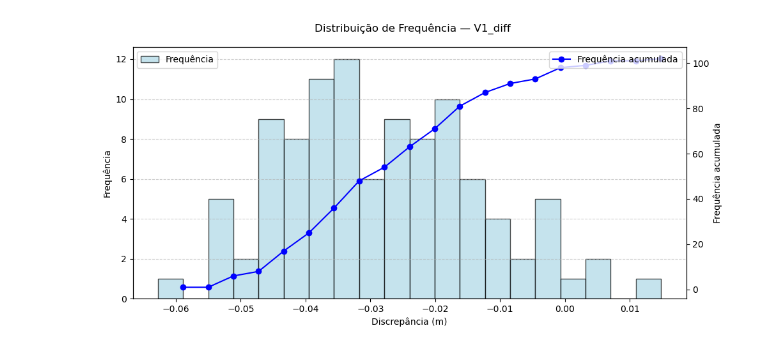
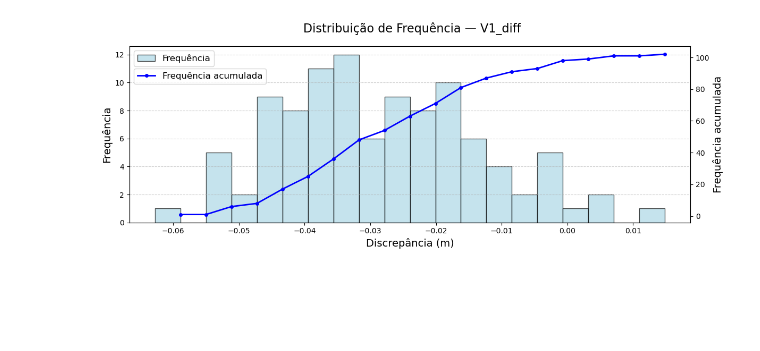
Before and after one commit to pedrolobato-hub/Artigo-RTX-Moto, a Jupyter notebook: STATS.ipynb, the cells around one changed output. Saved outputs shown, nothing was run; the diff lists cells and outputs as text; code cells hidden in the pictures; blank space fills up the shorter version.

```diff
--- a/STATS.ipynb
+++ b/STATS.ipynb
@@ -128,7 +129,7 @@ import matplotlib.pyplot as plt
 
 # GRAFICO DE BOXPLOT
 
-fig, (ax1, ax2) = plt.subplots(1, 2, figsize=(12, 6))
+fig, (ax1, ax2) = plt.subplots(1, 2, figsize=(12, 4.5))
 
 # DISCREPANCIAS
 data_diff = [df_diff[col] for col in df_diff.columns]
@@ -150,9 +151,9 @@ ax1.boxplot(data_diff, positions=positions_diff,
             whiskerprops=dict(color='black'),
             capprops=dict(color='black'))
 
-ax1.set_title('Discrepâncias por Tratamento')
-ax1.set_ylabel('Discrepância (m)')
-ax1.set_xlabel('Tratamento')
+ax1.set_title('Discrepâncias por Marcha', fontsize=14)
+ax1.set_ylabel('Discrepância (m)', fontsize=14)
+ax1.set_xlabel('Marcha', fontsize=14)
 ax1.set_xticks(positions_diff)
 ax1.set_xticklabels(df_diff.columns, rotation=45)
 ax1.grid(True, linestyle='--', alpha=0.7)
@@ -175,15 +176,14 @@ ax2.boxplot(data_diff_abs, positions=positions_abs,
             whiskerprops=dict(color='black'),
             capprops=dict(color='black'))
 
-ax2.set_title('Discrepâncias Absolutas por Tratamento')
-ax2.set_ylabel('Discrepância Absoluta (m)')
-ax2.set_xlabel('Tratamento')
+ax2.set_title('Discrepâncias Absolutas por Marcha', fontsize=14)
+ax2.set_ylabel('Discrepância Absoluta (m)', fontsize=14)
+ax2.set_xlabel('Marcha', fontsize=14)
 ax2.set_xticks(positions_abs)
 ax2.set_xticklabels(df_diff_abs.columns, rotation=45)
 ax2.grid(True, linestyle='--', alpha=0.7)
 
 plt.tight_layout()
+plt.savefig('boxplot_com_fundo_violin.png', dpi=300, bbox_inches='tight')
 plt.show()
-
-plt.savefig('boxplot_com_fundo_violin.png', dpi=300, bbox_inches='tight')
 # %% [output]
@@ -192,34 +191,52 @@ plt.savefig('boxplot_com_fundo_violin.png', dpi=300, bbox_inches='tight')
 # %%
 import matplotlib.pyplot as plt
 import numpy as np
 
-# Escolha uma coluna de df_diff ou df_diff_abs
-col = 'V1_diff'  # exemplo, troque pelo nome correto
-dados = df_diff[col].dropna()
+# Escolha o DataFrame: df_diff (diferenças) ou df_diff_abs (absolutas)
+dataframes = [df_diff]  # Use [df_diff, df_diff_abs] se quiser ambos
+# dataframes = [df_diff, df_diff_abs]  # Descomente se quiser processar os dois
 
-# Número de bins
-bins = 20
+for df, df_name in zip(dataframes, ['diff', 'diff_abs']):  # Nomes para identificar
+    for col in df.columns:
+        dados = df[col].dropna()
 
-fig, ax1 = plt.subplots(figsize=(10,5))
+        if dados.empty:
+            print(f"⚠️  Coluna {col} está vazia. Pulando...")
+            continue
 
-# --- Histograma de frequência ---
-n, bin_edges, patches = ax1.hist(dados, bins=bins, color='lightblue', edgecolor='black', alpha=0.7, label='Frequência')
-ax1.set_xlabel('Discrepância (m)')
-ax1.set_ylabel('Frequência')
-ax1.grid(axis='y', linestyle='--', alpha=0.6)
+        # Configuração do gráfico
+        bins = 20
+        fig, ax1 = plt.subplots(figsize=(12, 4.5))
 
-# --- Frequência acumulada ---
-ax2 = ax1.twinx()  # eixo Y secundário
-frequencia_acum = np.cumsum(n)
-ax2.plot(bin_edges[1:], frequencia_acum, color='blue', marker='o', label='Frequência acumulada')
-ax2.set_ylabel('Frequência acumulada')
+        # --- Histograma de frequência ---
+        n, bin_edges, patches = ax1.hist(dados, bins=bins, color='lightblue', edgecolor='black', alpha=0.7, label='Frequência')
+        ax1.set_xlabel('Discrepância (m)', fontsize=14)
+        ax1.set_ylabel('Frequência', fontsize=14)
+        ax1.grid(axis='y', linestyle='--', alpha=0.6)
 
-# Título e legendas
-fig.suptitle(f'Distribuição de Frequência — {col}')
-ax1.legend(loc='upper left')
-ax2.legend(loc='upper right')
+        # --- Frequência acumulada ---
+        ax2 = ax1.twinx()
+        frequencia_acum = np.cumsum(n)
+        ax2.plot(bin_edges[1:], frequencia_acum, color='blue', marker='o', markersize=4, linewidth=2, label='Frequência acumulada')
+        ax2.set_ylabel('Frequência acumulada', fontsize=14)
 
-plt.tight_layout()
-plt.show()
+        # --- Título e Legendas ---
+        fig.suptitle(f'Distribuição de Frequência — {col}', fontsize=16)
+
+        # Legendas em posições diferentes para evitar sobreposição
+        ax1.legend(loc='upper left', fontsize=12)
+        ax2.legend(loc='upper left', bbox_to_anchor=(0, 0.9), fontsize=12)
+
+        plt.tight_layout()
+
+        # Salvar com nome baseado na coluna (e no tipo de dado, se usar mais de um df)
+        filename = f'dist_{col.replace(" ", "_")}_{df_name}.png'
+        plt.savefig(filename, dpi=300, bbox_inches='tight')
+        plt.show()
+        plt.close(fig)
+
+        print(f"✅ Gráfico salvo: {filename}")
+
+print("🎉 Todos os gráficos gerados com sucesso!")
 # %% [output]
-[figure, old version]
+[figure, new version]
```
Also changed, not shown: parts of 5 cells of this notebook, 20 other files.
